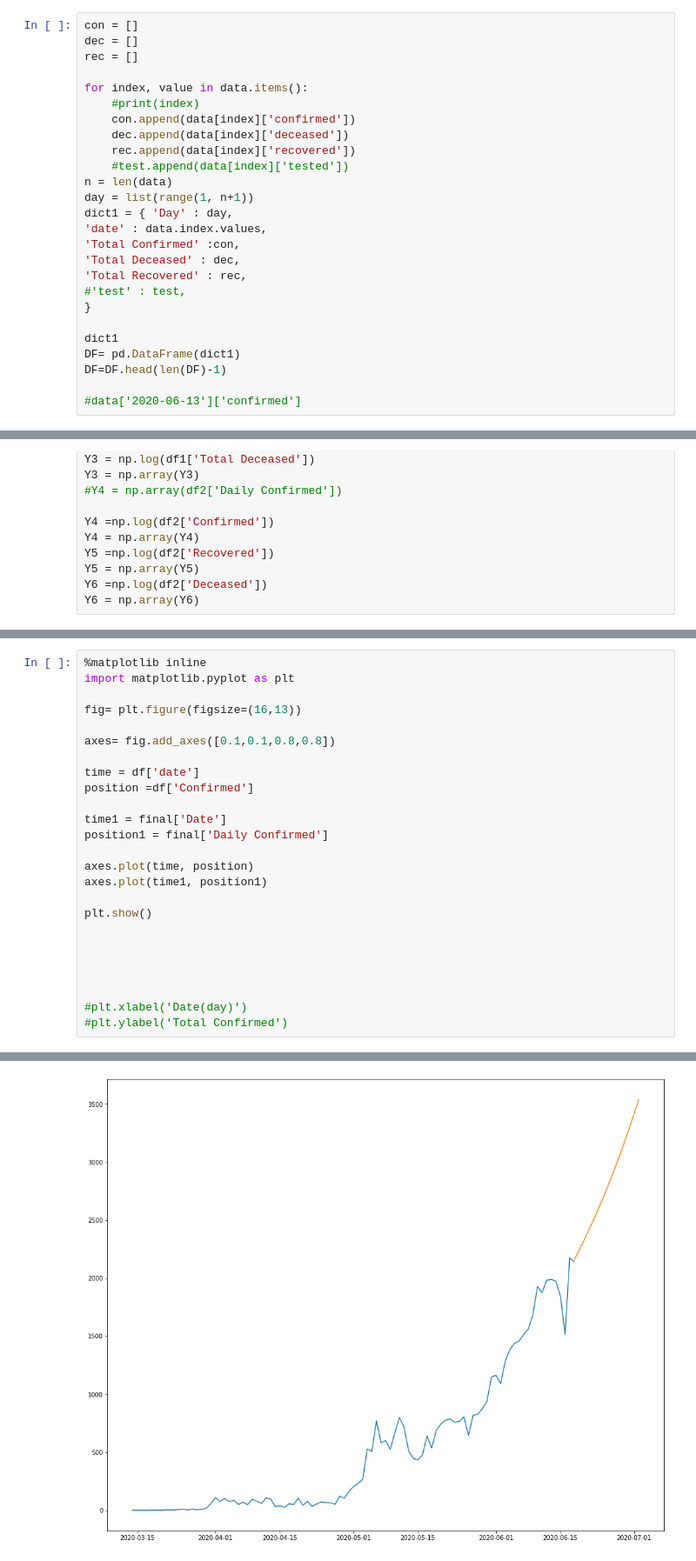
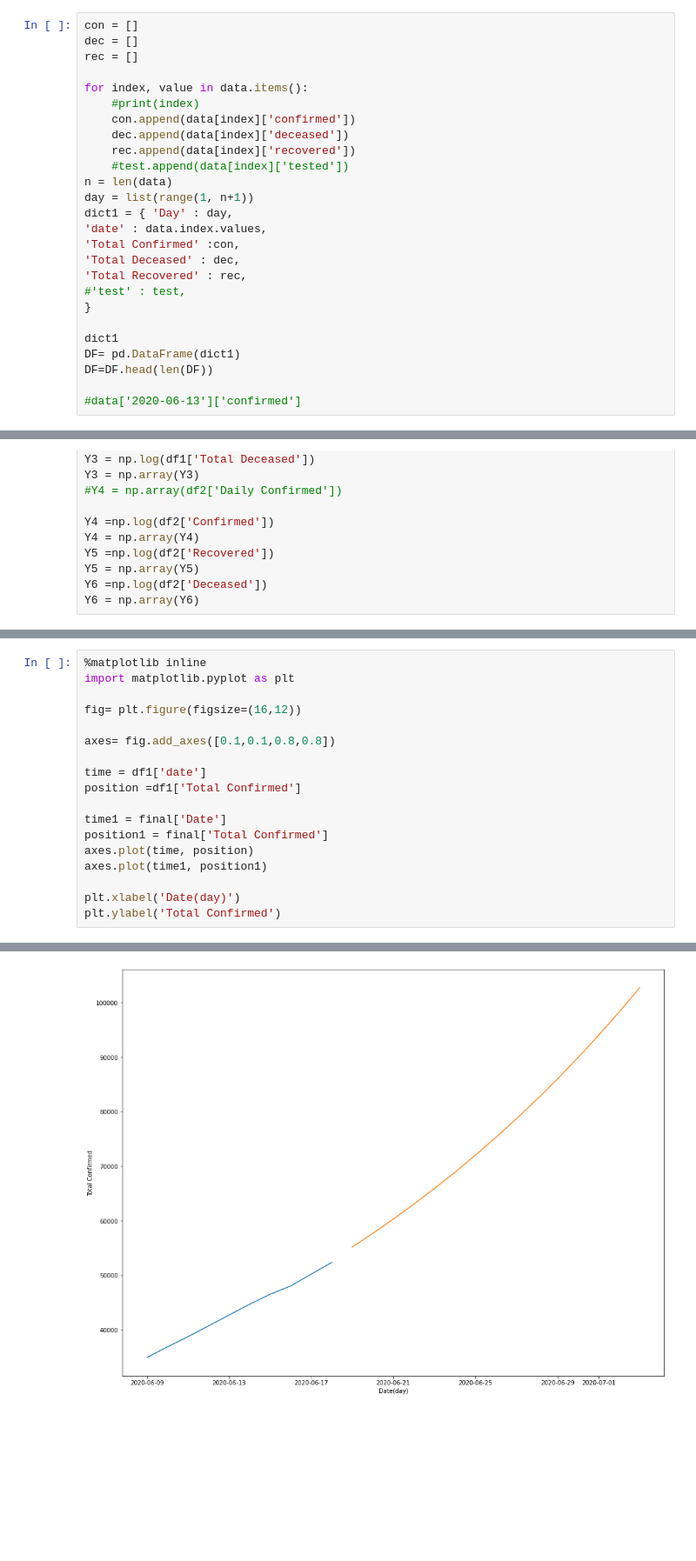
Before and after one commit to skbhere/COVID-19-Case-Forecasting, a Jupyter notebook: TN.ipynb, the cells around one changed output, grey strips where cells are left out. Shown: that part at 87% size. Cells and saved outputs as stored; diff of their text form; blank space fills up the shorter version.

```diff
--- a/TN.ipynb
+++ b/TN.ipynb
@@ -40,7 +41,7 @@ dict1 = { 'Day' : day,
 
 dict1
 DF= pd.DataFrame(dict1)
-DF=DF.head(len(DF)-1)
+DF=DF.head(len(DF))
 
 #data['2020-06-13']['confirmed']
 # %%
@@ -224,25 +252,18 @@ final
 %matplotlib inline
 import matplotlib.pyplot as plt
 
-fig= plt.figure(figsize=(16,13))
+fig= plt.figure(figsize=(16,12))
 
 axes= fig.add_axes([0.1,0.1,0.8,0.8])
 
-time = df['date']
-position =df['Confirmed']
+time = df1['date']
+position =df1['Total Confirmed']
 
 time1 = final['Date']
-position1 = final['Daily Confirmed']
-
+position1 = final['Total Confirmed']
 axes.plot(time, position)
 axes.plot(time1, position1)
 
-plt.show()
-
-
-
-
-
-#plt.xlabel('Date(day)')
-#plt.ylabel('Total Confirmed')
+plt.xlabel('Date(day)')
+plt.ylabel('Total Confirmed')
 # %% [output]
@@ -249 +271 @@ plt.show()
-[figure, old version]
+[figure, new version]
```
Also changed, not shown: parts of 13 cells of this notebook, 2 other files.
